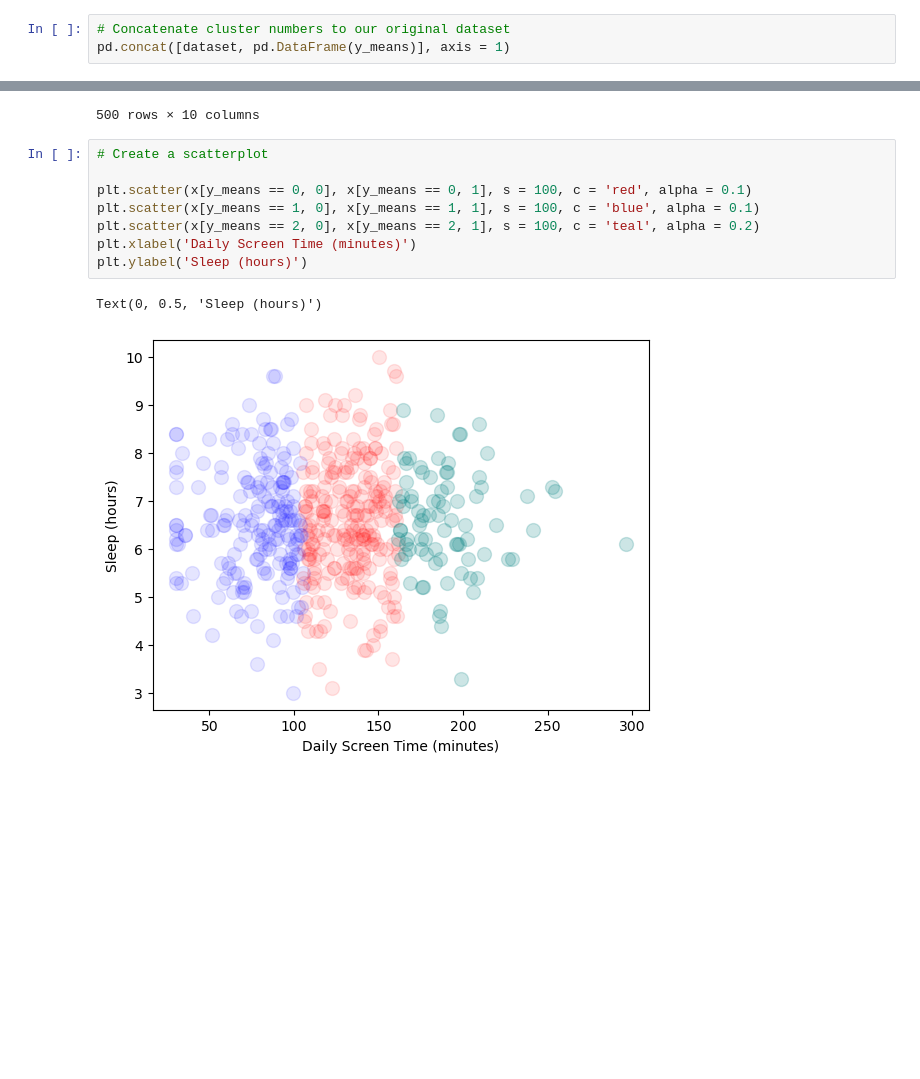
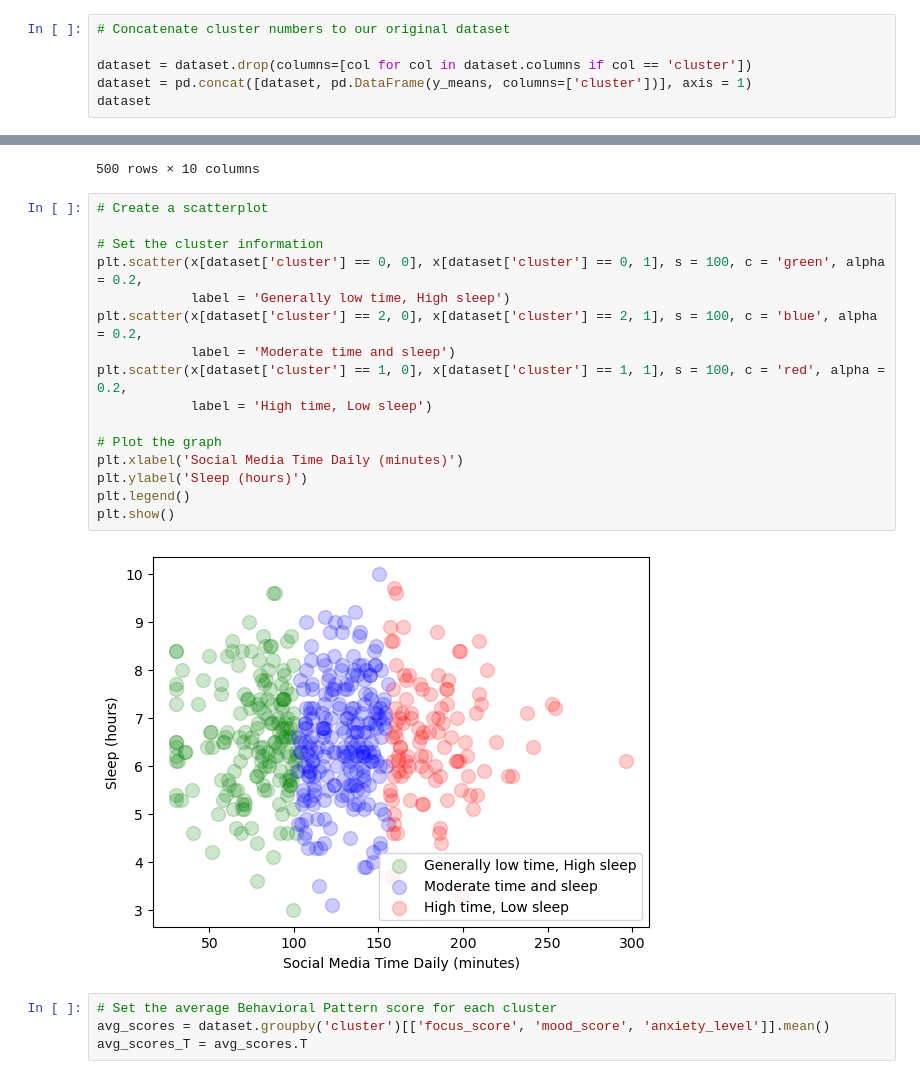
Before and after one commit to kuyakoy/2025_Summer_Research, a Jupyter notebook: Practice/Coding - Clustering Model.ipynb, the cells around one changed output, grey strips where cells are left out. Cells and saved outputs as stored; diff of their text form; blank space fills up the shorter version.

Commit message:
added plots
i was able to add the scatterplot, recolor it to make it easier to read, and add labels to both the scatter plot and final histogram we plan to present

```diff
--- a/Practice/Coding - Clustering Model.ipynb
+++ b/Practice/Coding - Clustering Model.ipynb
@@ -162,6 +160,9 @@ array([0, 0, 1, 1, 1, 1, 0, 1, 0, 2, 1, 0, 0, 0, 0, 0, 0, 1, 0, 0, 1, 0,
 # %%
 # Concatenate cluster numbers to our original dataset
-pd.concat([dataset, pd.DataFrame(y_means)], axis = 1)
+
+dataset = dataset.drop(columns=[col for col in dataset.columns if col == 'cluster'])
+dataset = pd.concat([dataset, pd.DataFrame(y_means, columns=['cluster'])], axis = 1)
+dataset
 # %% [output]
 |  | daily_screen_time_min | num_app_switches | sleep_hours | notification_count | social_media_time_min | ... |
 | 0 | 389.8 | 53 | 5.9 | 89 | 133.2 | ... |
@@ -179,11 +180,22 @@ pd.concat([dataset, pd.DataFrame(y_means)], axis = 1)
 # %%
 # Create a scatterplot
 
-plt.scatter(x[y_means == 0, 0], x[y_means == 0, 1], s = 100, c = 'red', alpha = 0.1)
-plt.scatter(x[y_means == 1, 0], x[y_means == 1, 1], s = 100, c = 'blue', alpha = 0.1)
-plt.scatter(x[y_means == 2, 0], x[y_means == 2, 1], s = 100, c = 'teal', alpha = 0.2)
-plt.xlabel('Daily Screen Time (minutes)')
+# Set the cluster information
+plt.scatter(x[dataset['cluster'] == 0, 0], x[dataset['cluster'] == 0, 1], s = 100, c = 'green', alpha = 0.2,
+            label = 'Generally low time, High sleep')
+plt.scatter(x[dataset['cluster'] == 2, 0], x[dataset['cluster'] == 2, 1], s = 100, c = 'blue', alpha = 0.2,
+            label = 'Moderate time and sleep')
+plt.scatter(x[dataset['cluster'] == 1, 0], x[dataset['cluster'] == 1, 1], s = 100, c = 'red', alpha = 0.2,
+            label = 'High time, Low sleep')
+
+# Plot the graph
+plt.xlabel('Social Media Time Daily (minutes)')
 plt.ylabel('Sleep (hours)')
+plt.legend()
+plt.show()
 # %% [output]
-Text(0, 0.5, 'Sleep (hours)')
-[figure, old version]
+[figure, new version]
+# %%
+# Set the average Behavioral Pattern score for each cluster
+avg_scores = dataset.groupby('cluster')[['focus_score', 'mood_score', 'anxiety_level']].mean()
+avg_scores_T = avg_scores.T
```
Also changed, not shown: parts of 4 cells of this notebook.
